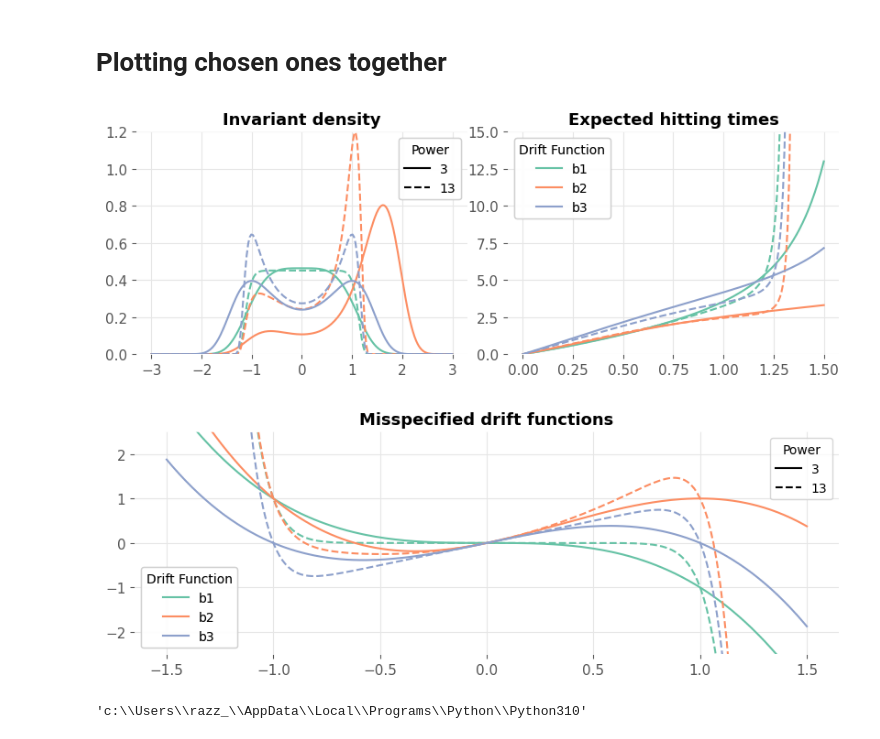
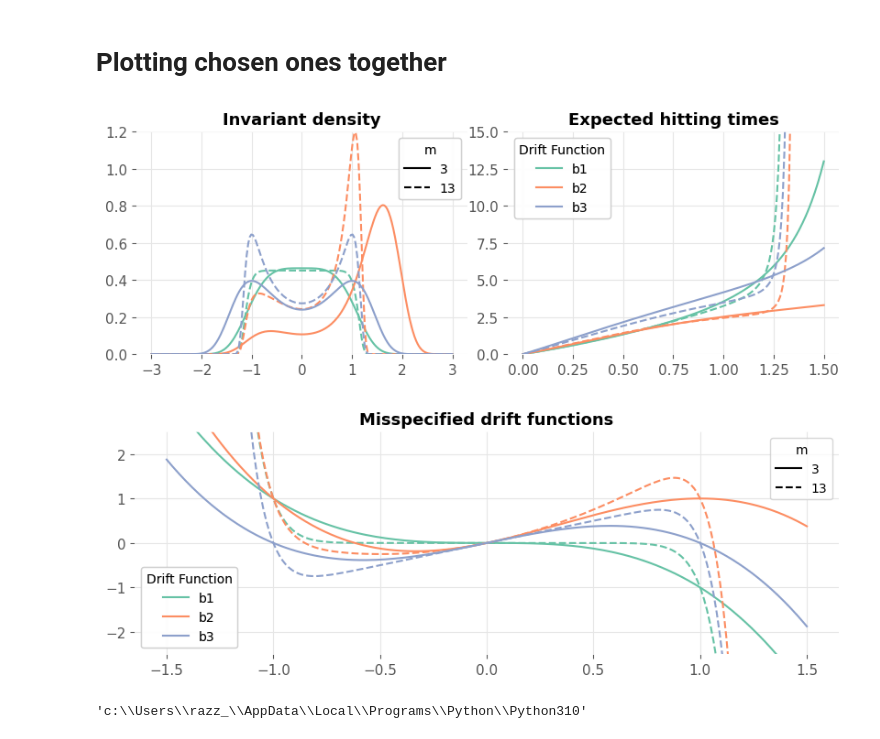
Before and after one commit to RasmusBrostroem/Data-driven-algorithms-for-Impulse-control-problem-Thesis, a Jupyter notebook: TestingMisspecificationFunctions.ipynb, the cells around one changed output. Drawn from its saved outputs; the diff is of its cells as text; code cells hidden in the pictures.

```diff
--- a/TestingMisspecificationFunctions.ipynb
+++ b/TestingMisspecificationFunctions.ipynb
@@ -200,36 +200,36 @@ ax[0].set_title("Invariant density", fontsize=13, fontweight="bold")
 ax[0].tick_params(axis='both', which='major', labelsize=11)
 ax[0].tick_params(axis='both', which='minor', labelsize=11)
 ax[0].set_ylim([0, 1.2])
 
 for i, expected_hitting_time in enumerate(expected_hitting_times):
     power = powers[i % 2]
     driftFunc = driftFuncs[i // 2]
     linestyle = '--' if power == 13 else '-'
     color = colors[driftFunc]
-    ax[1].plot(x_range_xi, expected_hitting_time, label=f"power = {power}, {driftFunc}", linestyle=linestyle, color=color)
+    ax[1].plot(x_range_xi, expected_hitting_time, label=f"m = {power}, {driftFunc}", linestyle=linestyle, color=color)
 
 ax[1].set_title("Expected hitting times", fontsize=13, fontweight="bold")
 ax[1].ticklabel_format(style="plain")
 ax[1].tick_params(axis='both', which='major', labelsize=11)
 ax[1].tick_params(axis='both', which='minor', labelsize=11)
 ax[1].set_ylim([0, 15])
 
 # Create custom legend for line styles
 line_style_solid = mlines.Line2D([], [], linestyle='-', color='black', label='3')
 line_style_dashed = mlines.Line2D([], [], linestyle='--', color='black', label='13')
-legend_style = ax[0].legend(handles=[line_style_solid, line_style_dashed], loc='upper right', title='Power')
+legend_style = ax[0].legend(handles=[line_style_solid, line_style_dashed], loc='upper right', title='m')
 ax[0].add_artist(legend_style)
 
 # Create custom legend for colors
 color_legend_elements = [mlines.Line2D([], [], color=colors[driftFunc], label=f"{driftFunc}") for driftFunc in driftFuncs]
 legend_color = ax[1].legend(handles=color_legend_elements, loc='upper left', title='Drift Function')
 ax[1].add_artist(legend_color)
 ax[1].set_ylim([0, 15])
 plt.tight_layout()
 #plt.savefig(r'C:\Users\razz_\OneDrive - Aarhus Universitet\UNI\DataVidenskab\10. Semester\Images\Misspecification\DensityAndHittingTimes3.pdf')
 plt.show()
 # %% [output]
-[figure, old version]
+[figure, new version]
 # %%
 def b1(power: float):
     return lambda x: -x**power
@@ -272,7 +272,7 @@ ax.ticklabel_format(style="plain")
 # Create custom legend for line styles
 line_style_solid = mlines.Line2D([], [], linestyle='-', color='black', label='3')
 line_style_dashed = mlines.Line2D([], [], linestyle='--', color='black', label='13')
-legend_style = ax.legend(handles=[line_style_solid, line_style_dashed], loc='upper right', title='Power')
+legend_style = ax.legend(handles=[line_style_solid, line_style_dashed], loc='upper right', title='m')
 ax.add_artist(legend_style)
 
 # Create custom legend for colors
@@ -286,7 +286,7 @@ plt.tight_layout()
 #plt.savefig(r'C:\Users\razz_\OneDrive - Aarhus Universitet\UNI\DataVidenskab\10. Semester\Images\Misspecification\DriftFunctions.pdf')
 plt.show()
 # %% [output]
-[figure, old version]
+[figure, new version]
 # %%
 import os
 import sys
```
